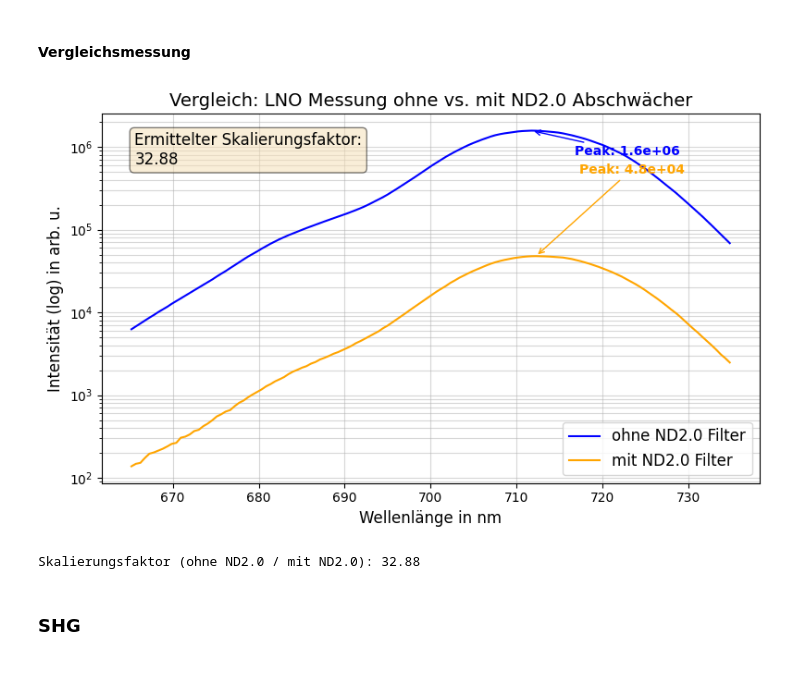
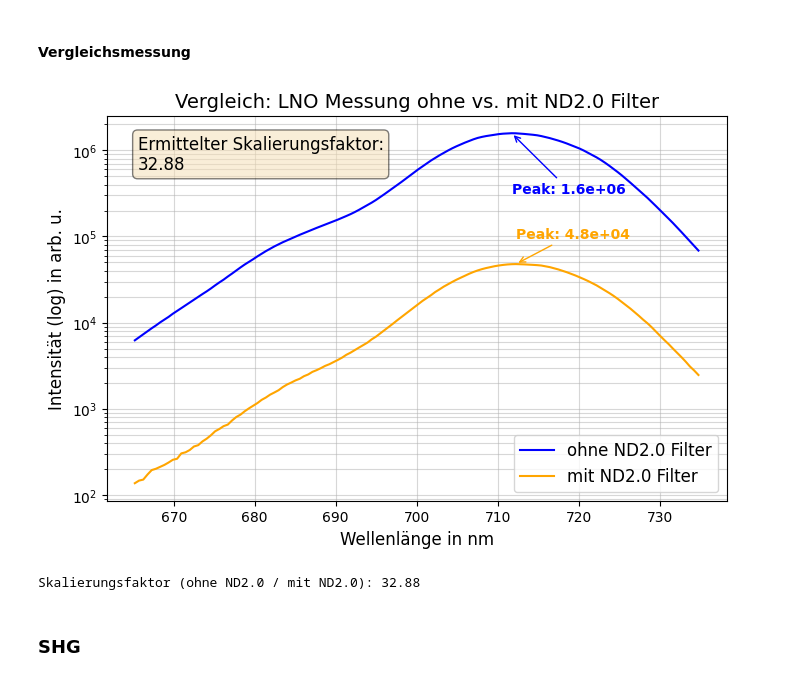
Before and after one commit to FlorianAdamczyk/auswertung_neu, a Jupyter notebook: 2025-05-27 Auswertung TCBC TBBB LNO/Auswertung mit Python.ipynb, the cells around one changed output. Cells and saved outputs as stored; diff of their text form; code cells hidden in the pictures.

Commit message:
fixd plots?

```diff
--- a/2025-05-27 Auswertung TCBC TBBB LNO/Auswertung mit Python.ipynb
+++ b/2025-05-27 Auswertung TCBC TBBB LNO/Auswertung mit Python.ipynb
@@ -396,38 +398,38 @@ fig, ax0 = plt.subplots(figsize=(8, 5))
 ax0.plot(filtered_freqs_ohne, filtered_intensities_ohne, label='ohne ND2.0 Filter', color='blue')
 ax0.plot(filtered_freqs_mit, filtered_intensities_mit, label='mit ND2.0 Filter', color='orange')
 
-ax0.set_title('Vergleich: LNO Messung ohne vs. mit ND2.0 Abschwächer', fontsize=14)
+ax0.set_title('Vergleich: LNO Messung ohne vs. mit ND2.0 Filter', fontsize=14)
 ax0.set_xlabel('Wellenlänge in nm', fontsize=12)
 ax0.set_ylabel('Intensität (log) in arb. u.', fontsize=12)
 ax0.set_yscale('log')
 ax0.legend(fontsize=12)
 ax0.grid(True, which="both", ls="-", alpha=0.5)
 
 peak_ohne = max(filtered_intensities_ohne)
 peak_mit = max(filtered_intensities_mit)
 peak_ohne_x = filtered_freqs_ohne[filtered_intensities_ohne.index(peak_ohne)]
 peak_mit_x = filtered_freqs_mit[filtered_intensities_mit.index(peak_mit)]
 
 # Berechne den Skalierungsfaktor
 skalierungsfaktor = peak_ohne / peak_mit
 
-ax0.annotate(f'Peak: {peak_ohne:.1e}', xy=(peak_ohne_x, peak_ohne), xytext=(peak_ohne_x+5, peak_ohne*0.5),
+ax0.annotate(f'Peak: {peak_ohne:.1e}', xy=(peak_ohne_x, peak_ohne), xytext=(peak_ohne_x, peak_ohne*0.2),
              arrowprops=dict(arrowstyle='->', color='blue'), color='blue', fontsize=10, fontweight='bold')
-ax0.annotate(f'Peak: {peak_mit:.1e}', xy=(peak_mit_x, peak_mit), xytext=(peak_mit_x+5, peak_mit*10),
+ax0.annotate(f'Peak: {peak_mit:.1e}', xy=(peak_mit_x, peak_mit), xytext=(peak_mit_x, peak_mit*2),
              arrowprops=dict(arrowstyle='->', color='orange'), color='orange', fontsize=10, fontweight='bold')
 
 # Faktor deutlich im Plot anzeigen
 textstr = f'Ermittelter Skalierungsfaktor:\n{skalierungsfaktor:.2f}'
 props = dict(boxstyle='round', facecolor='wheat', alpha=0.5)
 ax0.text(0.05, 0.95, textstr, transform=ax0.transAxes, fontsize=12,
         verticalalignment='top', bbox=props)
 
-plt.tight_layout()
+# plt.tight_layout()
 plt.show()
 
 print(f"Skalierungsfaktor (ohne ND2.0 / mit ND2.0): {skalierungsfaktor:.2f}")
 # %% [output]
-[figure, old version]
+[figure, new version]
 Skalierungsfaktor (ohne ND2.0 / mit ND2.0): 32.88
 # %% [markdown]
 ### SHG
```
Also changed, not shown: parts of 11 cells of this notebook, 10 other files.
